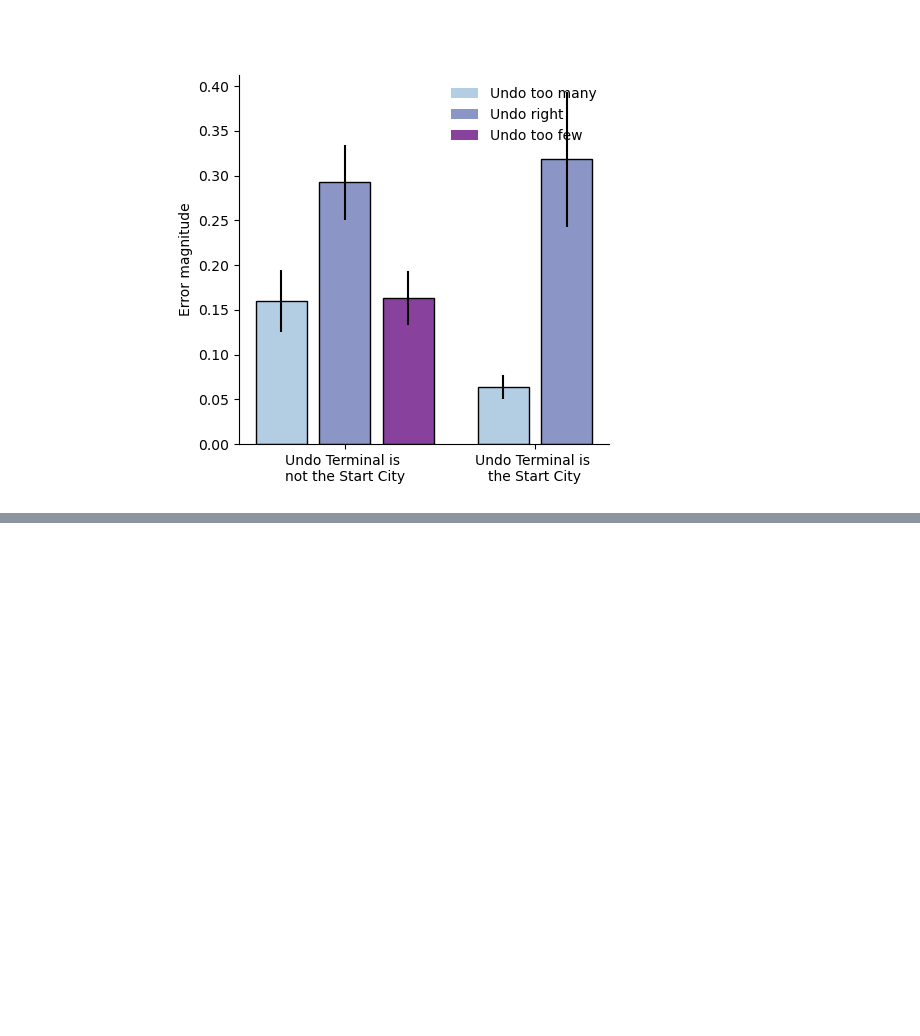
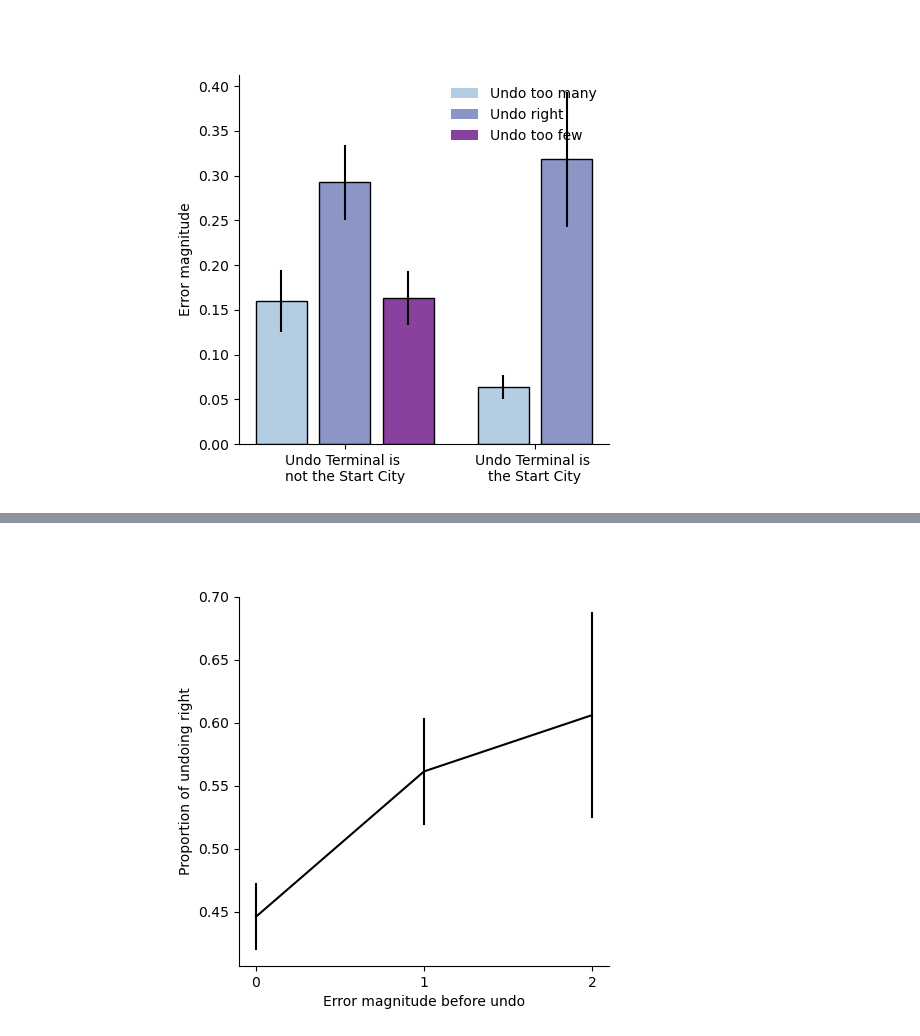
Before and after one commit to sherrybao222/Road_Construction, a Jupyter notebook: analysis/online_2022/Track_error_history.ipynb, the cells around one changed output, grey strips where cells are left out. Saved outputs shown, nothing was run; the diff lists cells and outputs as text; code cells hidden in the pictures; blank space fills up the shorter version.

```diff
--- a/analysis/online_2022/Track_error_history.ipynb
+++ b/analysis/online_2022/Track_error_history.ipynb
@@ -542,0 +690,3 @@ fig.savefig('/Users/dbao/Desktop/figure.png', dpi=300, bbox_inches='tight')
+# %%
+undo_right_sub = accu_error.groupby(['subjects','error_beginning'])['undo_right'].mean().reset_index()
+undo_right_sub.groupby(['error_beginning'])['undo_right'].count()
@@ -542,0 +726,33 @@ fig.savefig('/Users/dbao/Desktop/figure.png', dpi=300, bbox_inches='tight')
+# %%
+%matplotlib widget
+fig, axs = plt.subplots(1, 1)
+
+# multiple line plot
+# sns.lineplot(x='error_beginning', y='undo_too_few',
+#              data = undo_too_few_sub[undo_too_few_sub.error_beginning<=2],
+#              color = '#66c2a5',
+#              err_style = "bars",
+#              errorbar = "se")
+# sns.lineplot(x='error_beginning', y='undo_too_many',
+#              data = undo_too_many_sub[undo_too_many_sub.error_beginning<=2],
+#              color = '#fc8d62',
+#              err_style = "bars",
+#              errorbar = "se")
+sns.lineplot(x='error_beginning', y='undo_right',
+                data = undo_right_sub[undo_right_sub.error_beginning<=2],
+                color = 'black', #'#8da0cb'
+                err_style = "bars",
+                errorbar = "se")
+
+# add manual legend
+# plt.legend(labels=['undo_too_few_sub','undo_too_many_sub','undo_right_sub'], loc='upper left')
+
+axs.set_xticks([0,1,2])
+#axs.set_ylim(0,0.15)
+
+axs.set(xlabel='Error magnitude before undo', ylabel='Proportion of undoing right')
+axs.set_aspect(1/axs.get_data_ratio())
+plt.show()
+#fig.savefig(out_dir+'sequential_error_magnitude.png', dpi=300, bbox_inches='tight')
+# %% [output]
+[figure, added]
```
Also changed, not shown: parts of 27 cells of this notebook, 4 other files.
